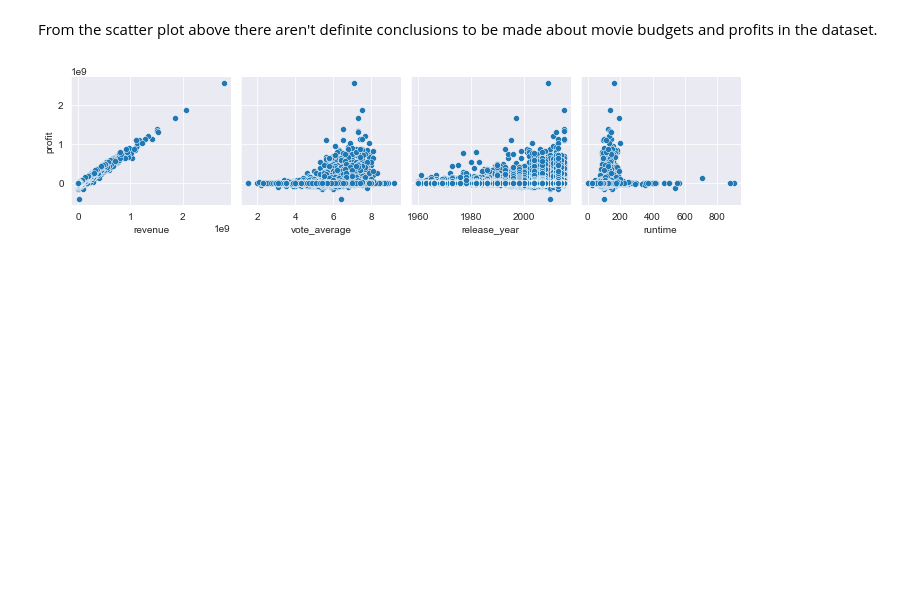
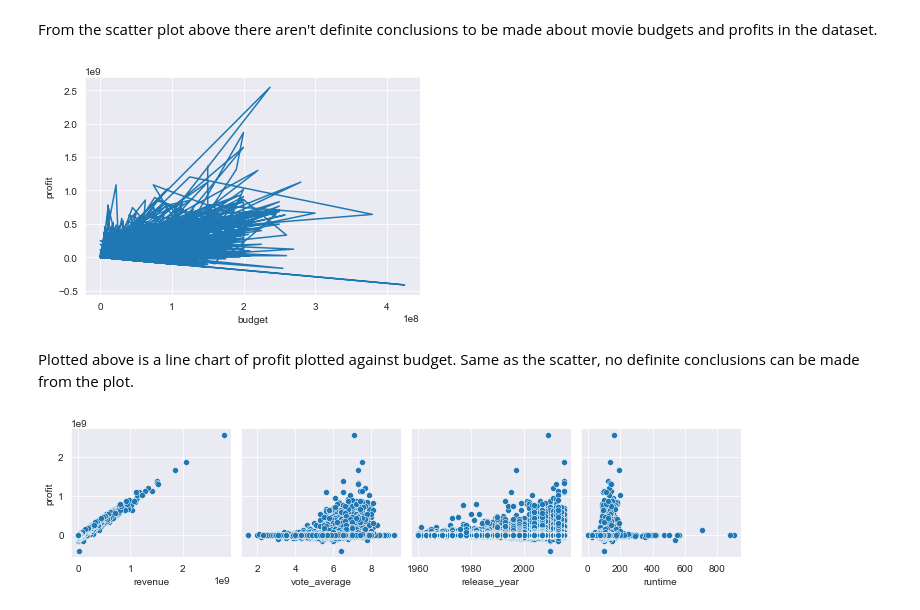
Before and after one commit to yraeonti/tmbd-movies-projct, a Jupyter notebook: investigate-a-dataset-project.ipynb, the cells around one changed output. Drawn from its saved outputs; the diff is of its cells as text; code cells hidden in the pictures; blank space fills up the shorter version.

```diff
--- a/investigate-a-dataset-project.ipynb
+++ b/investigate-a-dataset-project.ipynb
@@ -162,10 +163,15 @@ looking at data on budget and profit, there are zero figures for the 25th and 50
 (movies_df['budget'] == 0).sum()
 # %% [output]
 5696
+# %%
+# function to create new DataFrame
+def createNewDf(df, col):
+    new_df = df.query(col)
+    return new_df
 # %% [markdown]
 That's a lot of movies with a zero budget. It might be a data discrepancy or what not. I'll create a new dataframe without zero figures to see the distributive data
 # %%
-movies_with_budget_df = movies_df.query('budget != 0')
+movies_with_budget_df =  createNewDf(movies_df, 'budget != 0')
 movies_with_budget_df.describe()[['budget', 'profit']]
 # %% [output]
 |  | budget | profit |
@@ -187,6 +193,14 @@ plt.ylabel('profit');
 [figure]
 # %% [markdown]
 From the scatter plot above there aren't definite conclusions to be made about movie budgets and profits in the dataset.
+# %%
+plt.plot(movies_with_budget_df['budget'], movies_with_budget_df['profit'])
+plt.xlabel('budget')
+plt.ylabel('profit');
+# %% [output]
+[figure, added]
+# %% [markdown]
+Plotted above is a line chart of profit plotted against budget. Same as the scatter, no definite conclusions can be made from the plot.
 # %%
 #plots on other numeric variables
 sns.pairplot(diag_kind=None, data=movies_df,
```
Also changed, not shown: parts of 15 cells of this notebook, 1 other file.
